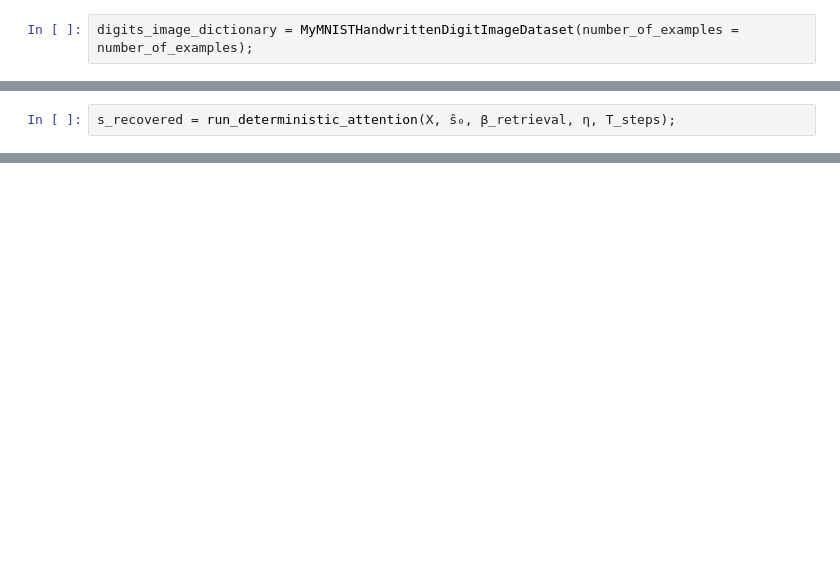
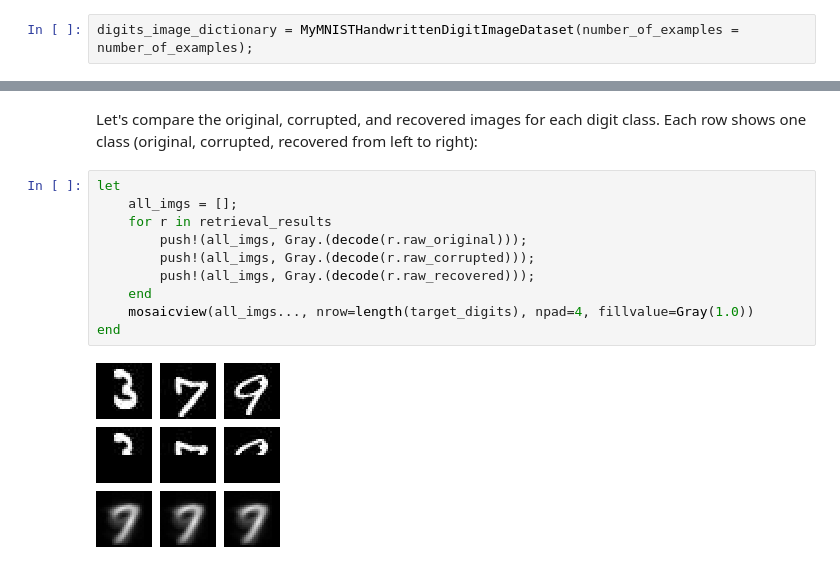
Before and after one commit to Jac0bLii/CHEME-5820-Labs-Spring-2026, a Jupyter notebook: labs/week-8/L8b/CHEME-5820-L8b-Lab-Solution-StochasticAttention-Spring-2026.ipynb, the cells around one changed output, grey strips where cells are left out. Drawn from its saved outputs; the diff is of its cells as text; blank space fills up the shorter version.

```diff
--- a/labs/week-8/L8b/CHEME-5820-L8b-Lab-Solution-StochasticAttention-Spring-2026.ipynb
+++ b/labs/week-8/L8b/CHEME-5820-L8b-Lab-Solution-StochasticAttention-Spring-2026.ipynb
@@ -2193,2 +70,0 @@ end;
-# %%
-s_recovered = run_deterministic_attention(X, ŝ₀, β_retrieval, η, T_steps);
@@ -2361,0 +192,14 @@ ___
+# %% [markdown]
+Let's compare the original, corrupted, and recovered images for each digit class. Each row shows one class (original, corrupted, recovered from left to right):
+# %%
+let
+    all_imgs = [];
+    for r in retrieval_results
+        push!(all_imgs, Gray.(decode(r.raw_original)));
+        push!(all_imgs, Gray.(decode(r.raw_corrupted)));
+        push!(all_imgs, Gray.(decode(r.raw_recovered)));
+    end
+    mosaicview(all_imgs..., nrow=length(target_digits), npad=4, fillvalue=Gray(1.0))
+end
+# %% [output]
+[figure, added]
```
Also changed, not shown: parts of 63 cells of this notebook, 1 other file.
